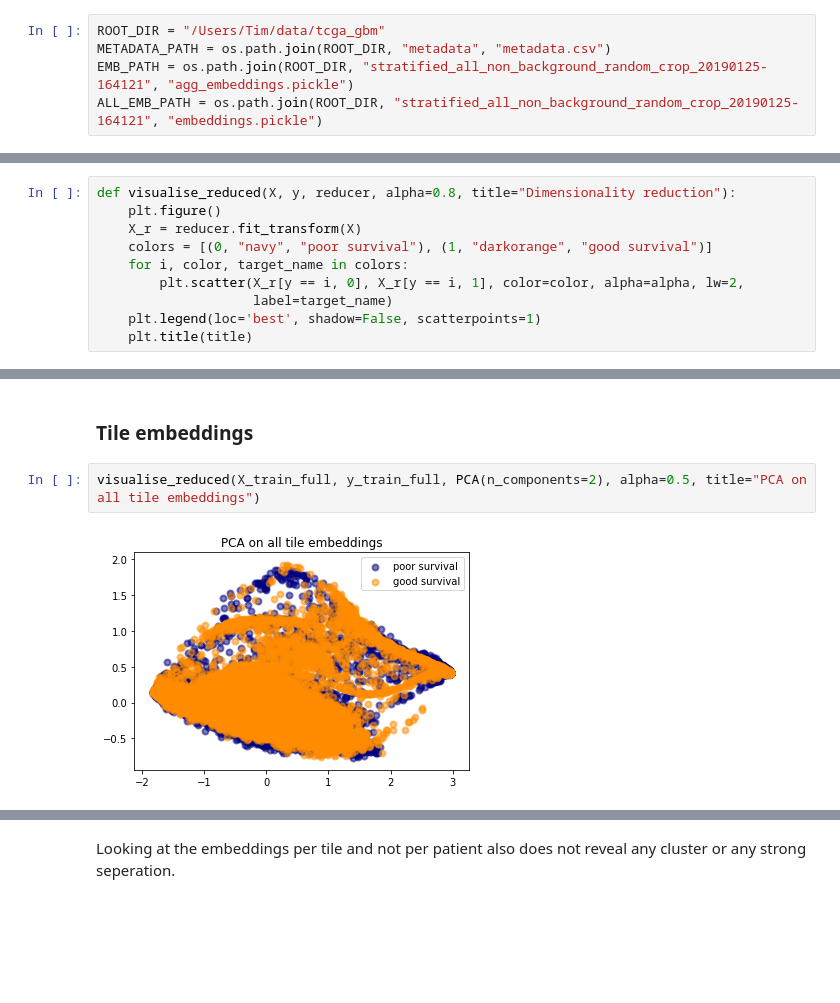
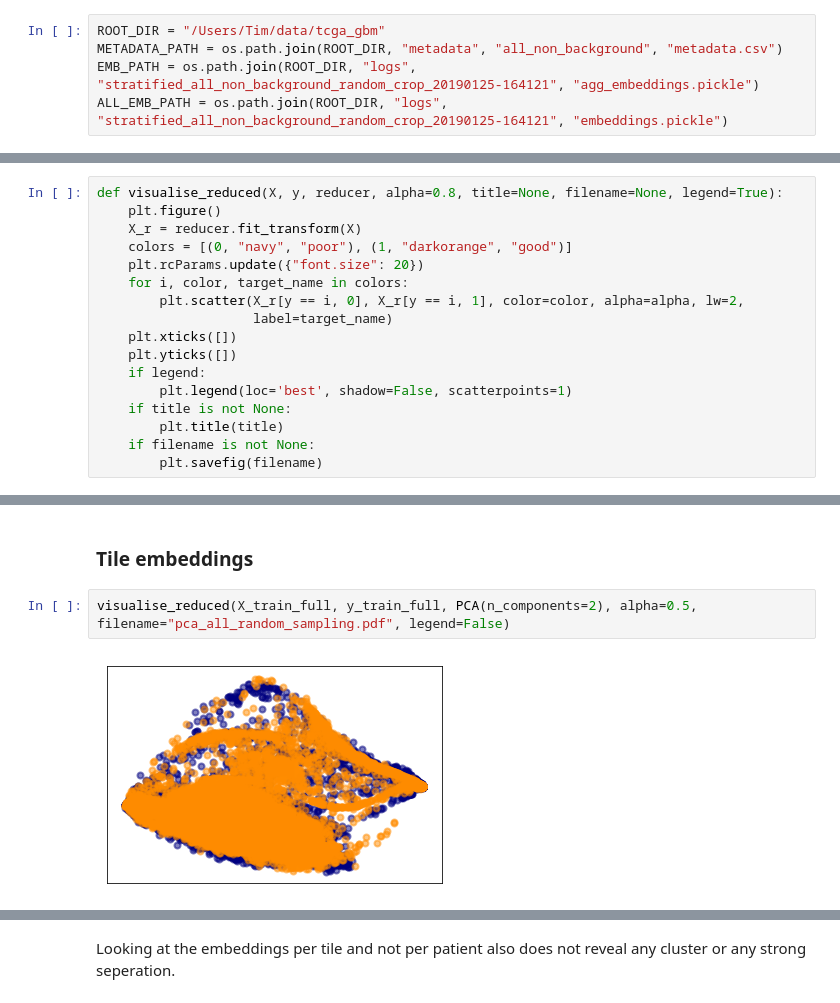
Before and after one commit to treigerm/honours, a Jupyter notebook: notebooks/Analysis.ipynb, the cells around one changed output, grey strips where cells are left out. Drawn from its saved outputs; the diff is of its cells as text; blank space fills up the shorter version.

```diff
--- a/notebooks/Analysis.ipynb
+++ b/notebooks/Analysis.ipynb
@@ -15,9 +33,9 @@ from sklearn.manifold import TSNE
 %matplotlib inline
 # %%
 ROOT_DIR = "/Users/Tim/data/tcga_gbm"
-METADATA_PATH = os.path.join(ROOT_DIR, "metadata", "metadata.csv")
-EMB_PATH = os.path.join(ROOT_DIR, "stratified_all_non_background_random_crop_20190125-164121", "agg_embeddings.pickle")
-ALL_EMB_PATH = os.path.join(ROOT_DIR, "stratified_all_non_background_random_crop_20190125-164121", "embeddings.pickle")
+METADATA_PATH = os.path.join(ROOT_DIR, "metadata", "all_non_background", "metadata.csv")
+EMB_PATH = os.path.join(ROOT_DIR, "logs", "stratified_all_non_background_random_crop_20190125-164121", "agg_embeddings.pickle")
+ALL_EMB_PATH = os.path.join(ROOT_DIR, "logs", "stratified_all_non_background_random_crop_20190125-164121", "embeddings.pickle")
 # %%
 metadata = pd.read_csv(METADATA_PATH)
 case2label = metadata.groupby("case_id")["label"].first()
@@ -118,15 +148,22 @@ Since the accuracy scores for the given models are not very promising so far I h
 # %% [markdown]
 ## Visualisation
 # %%
-def visualise_reduced(X, y, reducer, alpha=0.8, title="Dimensionality reduction"):
+def visualise_reduced(X, y, reducer, alpha=0.8, title=None, filename=None, legend=True):
     plt.figure()
     X_r = reducer.fit_transform(X)
-    colors = [(0, "navy", "poor survival"), (1, "darkorange", "good survival")]
+    colors = [(0, "navy", "poor"), (1, "darkorange", "good")]
+    plt.rcParams.update({"font.size": 20})
     for i, color, target_name in colors:
         plt.scatter(X_r[y == i, 0], X_r[y == i, 1], color=color, alpha=alpha, lw=2,
                     label=target_name)
-    plt.legend(loc='best', shadow=False, scatterpoints=1)
-    plt.title(title)
+    plt.xticks([])
+    plt.yticks([])
+    if legend:
+        plt.legend(loc='best', shadow=False, scatterpoints=1)
+    if title is not None:
+        plt.title(title)
+    if filename is not None:
+        plt.savefig(filename)
 # %% [markdown]
 ### Patient means
 # %%
@@ -142,9 +179,9 @@ There are no clear visible clusters in the data. Moreover, seperation between po
 # %% [markdown]
 ### Tile embeddings
 # %%
-visualise_reduced(X_train_full, y_train_full, PCA(n_components=2), alpha=0.5, title="PCA on all tile embeddings")
+visualise_reduced(X_train_full, y_train_full, PCA(n_components=2), alpha=0.5, filename="pca_all_random_sampling.pdf", legend=False)
 # %% [output]
-[figure, old version]
+[figure, new version]
 # %%
 rng = np.random.RandomState(0)
 subset = rng.choice(len(X_train_full), 500)
```
Also changed, not shown: parts of 27 cells of this notebook, 5 other files.
